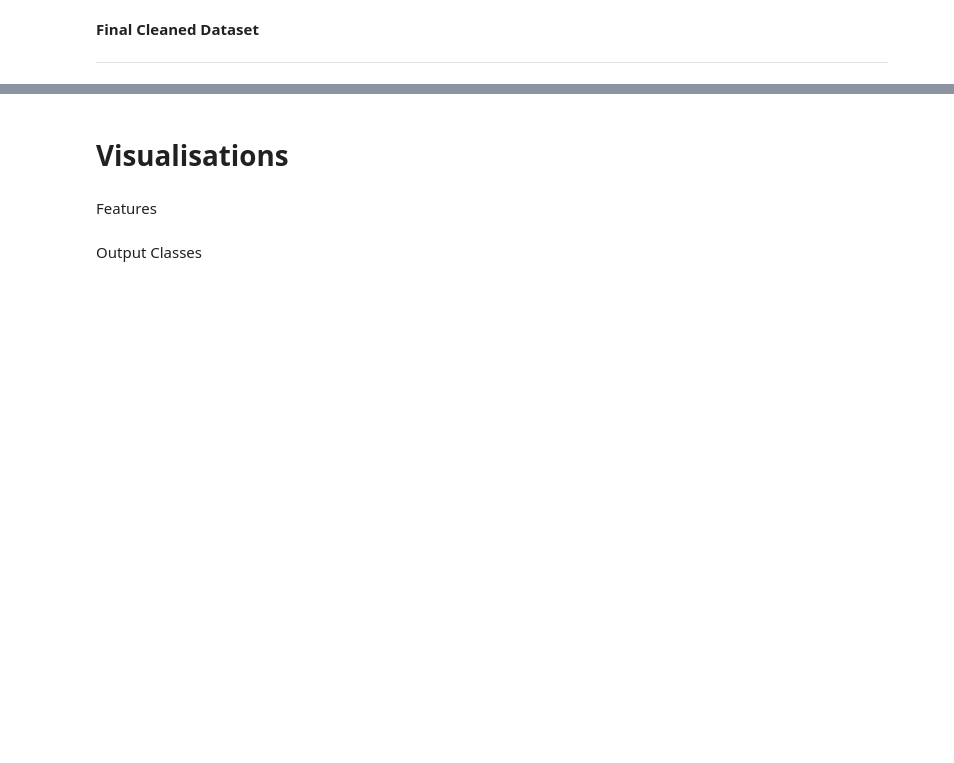
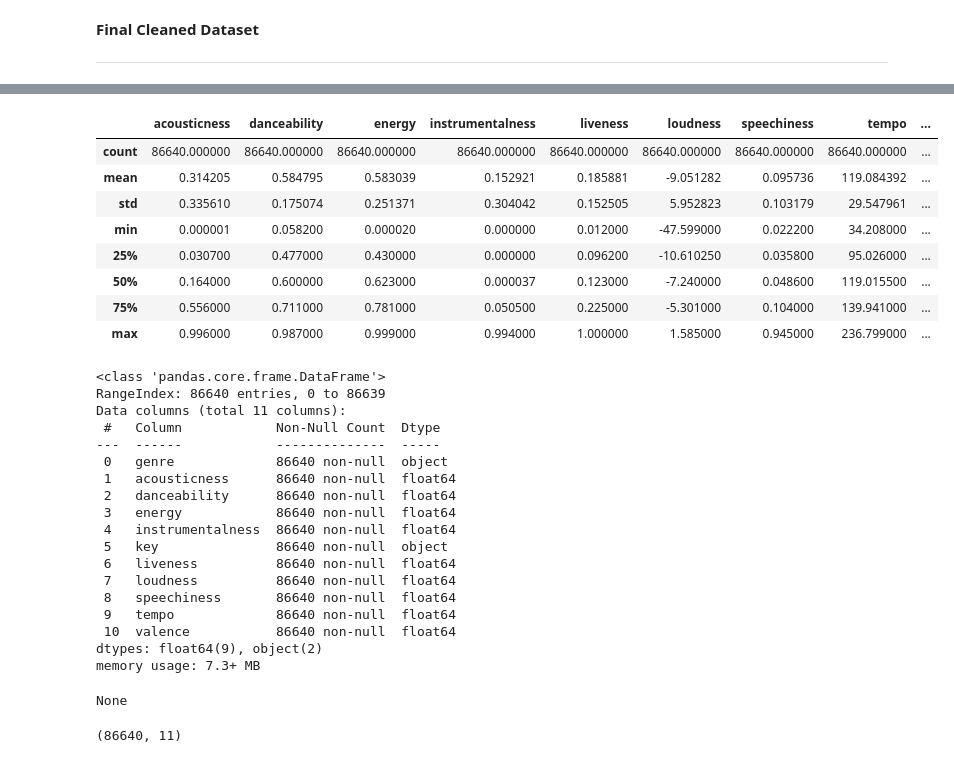
Before and after one commit to aditya26091999/music-genre-classification, a Jupyter notebook: music-genre-classification.ipynb, the cells around one changed output, grey strips where cells are left out. Drawn from its saved outputs; the diff is of its cells as text; code cells hidden in the pictures; blank space fills up the shorter version.

```diff
--- a/music-genre-classification.ipynb
+++ b/music-genre-classification.ipynb
@@ -57,3 +102,25 @@ for x in rows_to_drop:
+# %%
+#Checking for null values in the dataset
+dataset.isna().sum()
+
+#resetting the index, to ease cleaning of excess rows
+dataset.sort_values(by=['genre'],inplace=True)
+dataset.reset_index(drop=True,inplace=True)
+
+
+#creating an empty dataset with same structure as that of original dataset-frame
+final_dataset = dataset[0:0]
+
+#making a list of output classes/genres
+c = dataset.genre.unique()
+
+#populating the final_dataset with equal rows from each genre
+for x in c:
+  b = dataset.loc[dataset['genre'].isin([x])]
+  final_dataset = final_dataset.append(b.iloc[0:8664],ignore_index=True)
+
+#resetting the index of final_dataset
+final_dataset.reset_index(drop=True,inplace=True)
 # %% [markdown]
 **Final Cleaned Dataset**
 
@@ -64,8 +158,36 @@ display(dataset)
 # %%
-display(dataset.describe())
+display(final_dataset.describe())
 print()
-display(dataset.info())
+display(final_dataset.info())
 print()
-display(dataset.shape)
+display(final_dataset.shape)
+# %% [output]
+|  | acousticness | danceability | energy | instrumentalness | liveness | loudness | speechiness | tempo | ... |
+| count | 86640.000000 | 86640.000000 | 86640.000000 | 86640.000000 | 86640.000000 | 86640.000000 | 86640.000000 | 86640.000000 | ... |
+| mean | 0.314205 | 0.584795 | 0.583039 | 0.152921 | 0.185881 | -9.051282 | 0.095736 | 119.084392 | ... |
+| std | 0.335610 | 0.175074 | 0.251371 | 0.304042 | 0.152505 | 5.952823 | 0.103179 | 29.547961 | ... |
+| min | 0.000001 | 0.058200 | 0.000020 | 0.000000 | 0.012000 | -47.599000 | 0.022200 | 34.208000 | ... |
+| 25% | 0.030700 | 0.477000 | 0.430000 | 0.000000 | 0.096200 | -10.610250 | 0.035800 | 95.026000 | ... |
+| 50% | 0.164000 | 0.600000 | 0.623000 | 0.000037 | 0.123000 | -7.240000 | 0.048600 | 119.015500 | ... |
+| 75% | 0.556000 | 0.711000 | 0.781000 | 0.050500 | 0.225000 | -5.301000 | 0.104000 | 139.941000 | ... |
+| max | 0.996000 | 0.987000 | 0.999000 | 0.994000 | 1.000000 | 1.585000 | 0.945000 | 236.799000 | ... |
+<class 'pandas.core.frame.DataFrame'>
+RangeIndex: 86640 entries, 0 to 86639
+Data columns (total 11 columns):
+ #   Column            Non-Null Count  Dtype
+---  ------            --------------  -----
+ 0   genre             86640 non-null  object
+ 1   acousticness      86640 non-null  float64
+ 2   danceability      86640 non-null  float64
+ 3   energy            86640 non-null  float64
+ 4   instrumentalness  86640 non-null  float64
+ 5   key               86640 non-null  object
+ 6   liveness          86640 non-null  float64
+ 7   loudness          86640 non-null  float64
+ 8   speechiness       86640 non-null  float64
+ 9   tempo             86640 non-null  float64
+ 10  valence           86640 non-null  float64
+dtypes: float64(9), object(2)
+memory usage: 7.3+ MB
+None
+(86640, 11)
-# %% [markdown]
-# Visualisations
@@ -75,2 +193,0 @@ Y = dataset['genre']
-# %% [markdown]
-Features
@@ -79,2 +193,0 @@ X
-# %% [markdown]
-Output Classes
```
Also changed, not shown: parts of 9 cells of this notebook.
